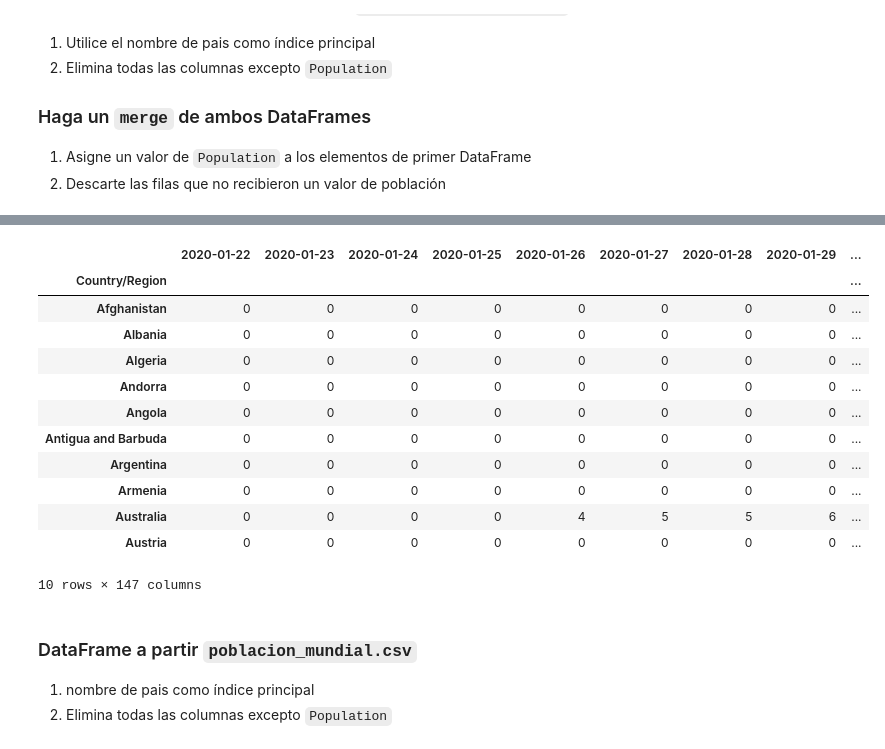
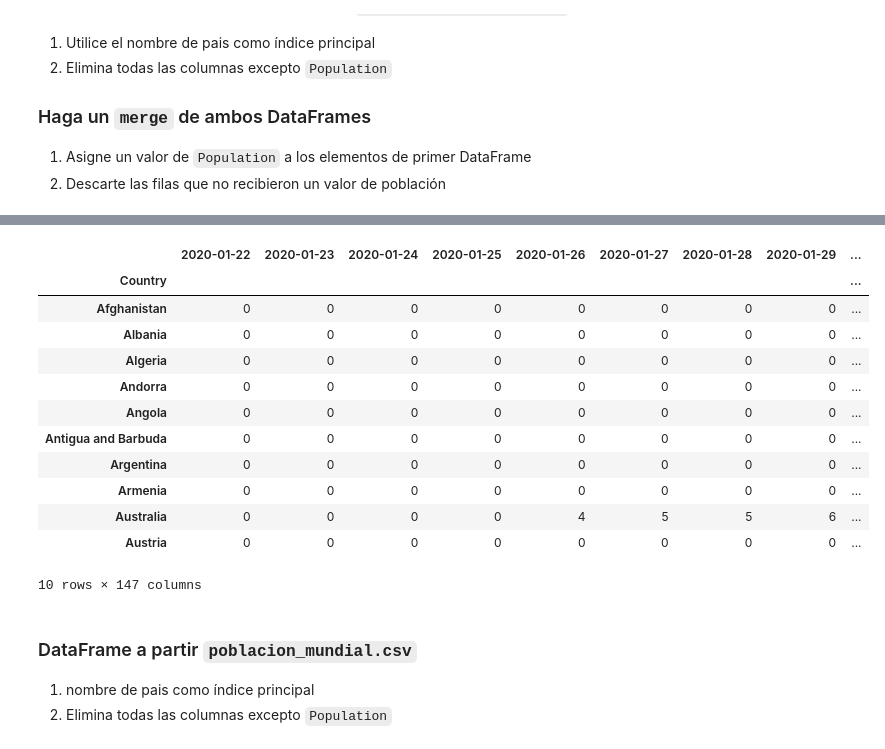
Before and after one commit to hiawvp/INFO147_TAREA01, a Jupyter notebook: info147_tarea1_ruiz_vasquez.ipynb, the cells around one changed output, grey strips where cells are left out. Drawn from its saved outputs; the diff is of its cells as text; code cells hidden in the pictures.

```diff
--- a/info147_tarea1_ruiz_vasquez.ipynb
+++ b/info147_tarea1_ruiz_vasquez.ipynb
@@ -81,6 +81,7 @@ Considere el archivo `covid19_confirmados.csv` y conteste
 1. Descarte las filas que no recibieron un valor de población
 # %%
 dfcc=pd.read_csv("covid19_confirmados.csv",index_col="Country/Region")
+dfcc=dfcc.rename_axis('Country')
 # %%
 #elimina comuna 'lat' y long
 dfcc=dfcc.drop(['Lat', 'Long'], axis=1)
@@ -125,12 +110,12 @@ display(dfcc)
 # %%
 #Reduzca la columna Province/State, el DataFrame resultante debe tener los totales a nivel país
 
-dfcc=dfcc.groupby(["Country/Region"]).sum()
+dfcc=dfcc.groupby(["Country"]).sum()
 ##australia por ejemplo se aprecia que esta correcto
-dfcc.head(10)
+dfcc.head(10
 # %% [output]
 |  | 2020-01-22 | 2020-01-23 | 2020-01-24 | 2020-01-25 | 2020-01-26 | 2020-01-27 | 2020-01-28 | 2020-01-29 | ... |
-| Country/Region |  |  |  |  |  |  |  |  | ... |
+| Country |  |  |  |  |  |  |  |  | ... |
 | Afghanistan | 0 | 0 | 0 | 0 | 0 | 0 | 0 | 0 | ... |
 | Albania | 0 | 0 | 0 | 0 | 0 | 0 | 0 | 0 | ... |
 | Algeria | 0 | 0 | 0 | 0 | 0 | 0 | 0 | 0 | ... |
```
Also changed, not shown: parts of 20 cells of this notebook, 1 other file.
